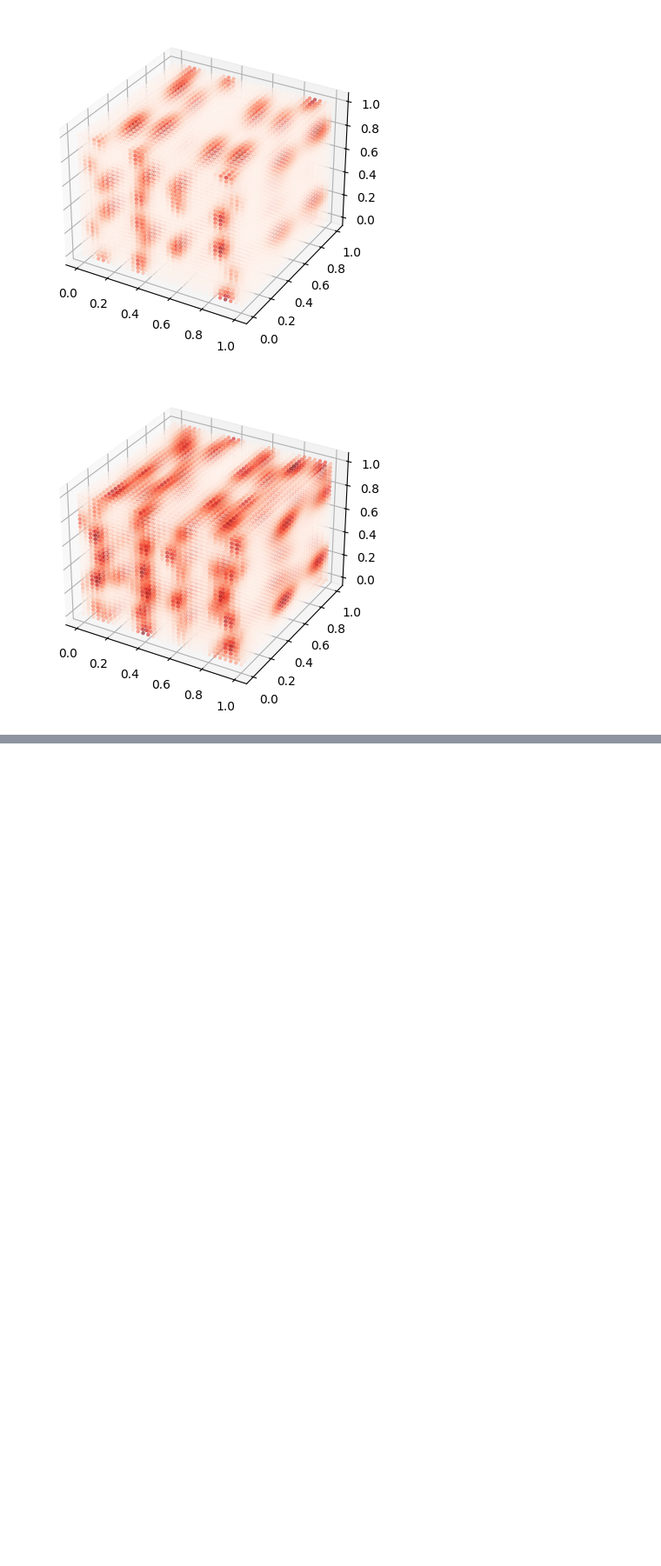
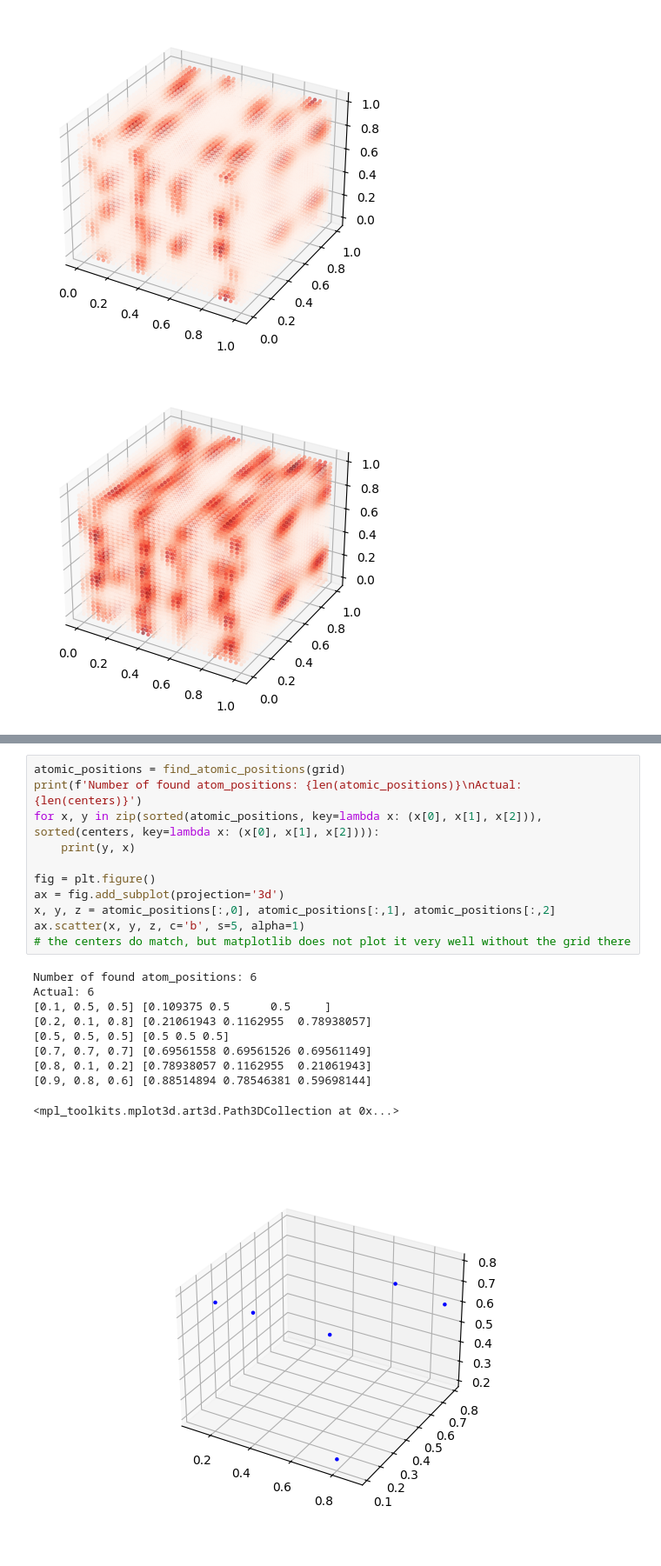
Before and after one commit to DeepMolGen/ZeoDiff, a Jupyter notebook: notebooks/generated_molecules.ipynb, the cells around one changed output, grey strips where cells are left out. Shown at 87% size. Saved outputs shown, nothing was run; the diff lists cells and outputs as text; blank space fills up the shorter version.

```diff
--- a/notebooks/generated_molecules.ipynb
+++ b/notebooks/generated_molecules.ipynb
@@ -142,0 +238,22 @@ plot_sample(3)
+# %%
+atomic_positions = find_atomic_positions(grid)
+print(f'Number of found atom_positions: {len(atomic_positions)}\nActual: {len(centers)}')
+for x, y in zip(sorted(atomic_positions, key=lambda x: (x[0], x[1], x[2])), sorted(centers, key=lambda x: (x[0], x[1], x[2]))):
+    print(y, x)
+
+fig = plt.figure()
+ax = fig.add_subplot(projection='3d')
+x, y, z = atomic_positions[:,0], atomic_positions[:,1], atomic_positions[:,2]
+ax.scatter(x, y, z, c='b', s=5, alpha=1)
+# the centers do match, but matplotlib does not plot it very well without the grid there
+# %% [output]
+Number of found atom_positions: 6
+Actual: 6
+[0.1, 0.5, 0.5] [0.109375 0.5      0.5     ]
+[0.2, 0.1, 0.8] [0.21061943 0.1162955  0.78938057]
+[0.5, 0.5, 0.5] [0.5 0.5 0.5]
+[0.7, 0.7, 0.7] [0.69561558 0.69561526 0.69561149]
+[0.8, 0.1, 0.2] [0.78938057 0.1162955  0.21061943]
+[0.9, 0.8, 0.6] [0.88514894 0.78546381 0.59698144]
+<mpl_toolkits.mplot3d.art3d.Path3DCollection at 0x...>
+[figure, added]
```
Also changed, not shown: parts of 36 cells of this notebook, 21 other files.
